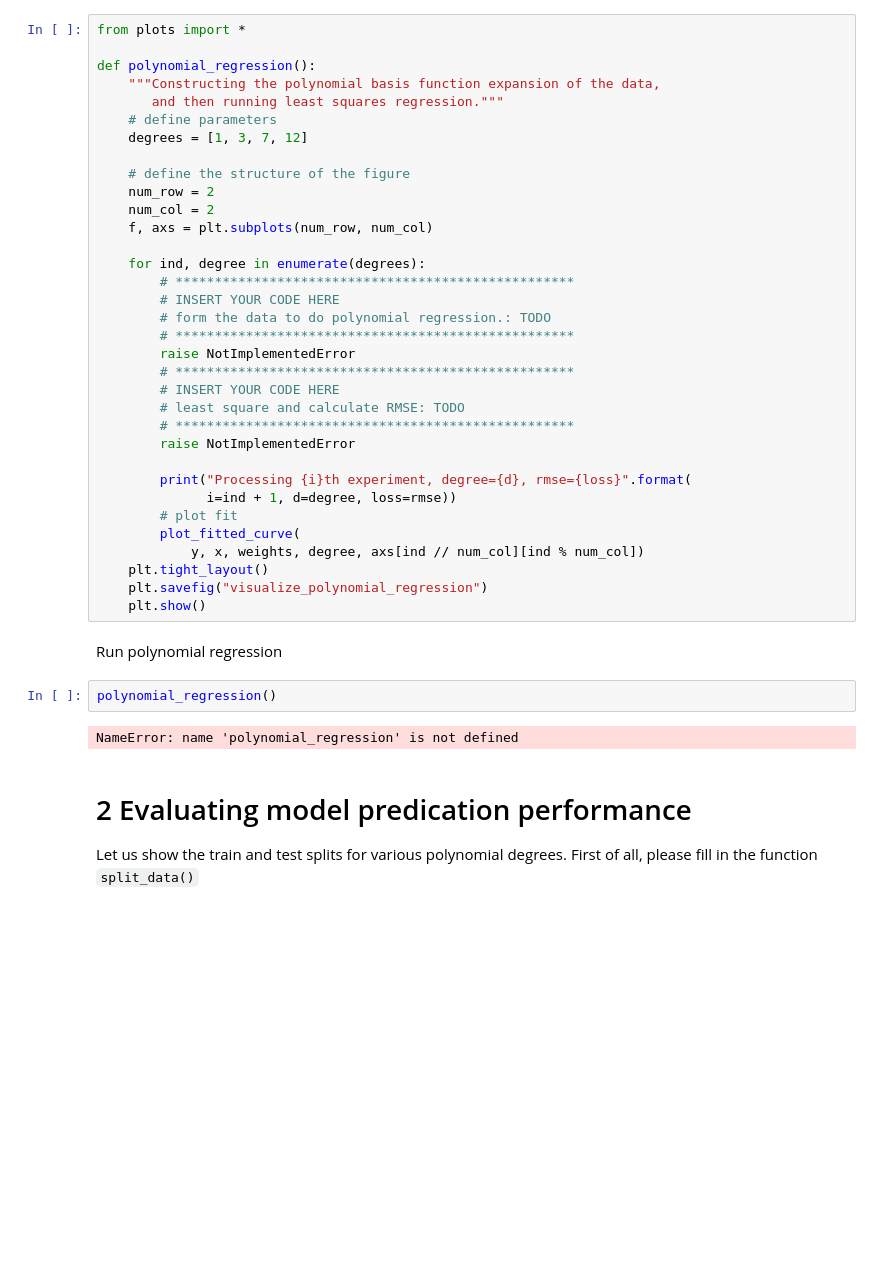
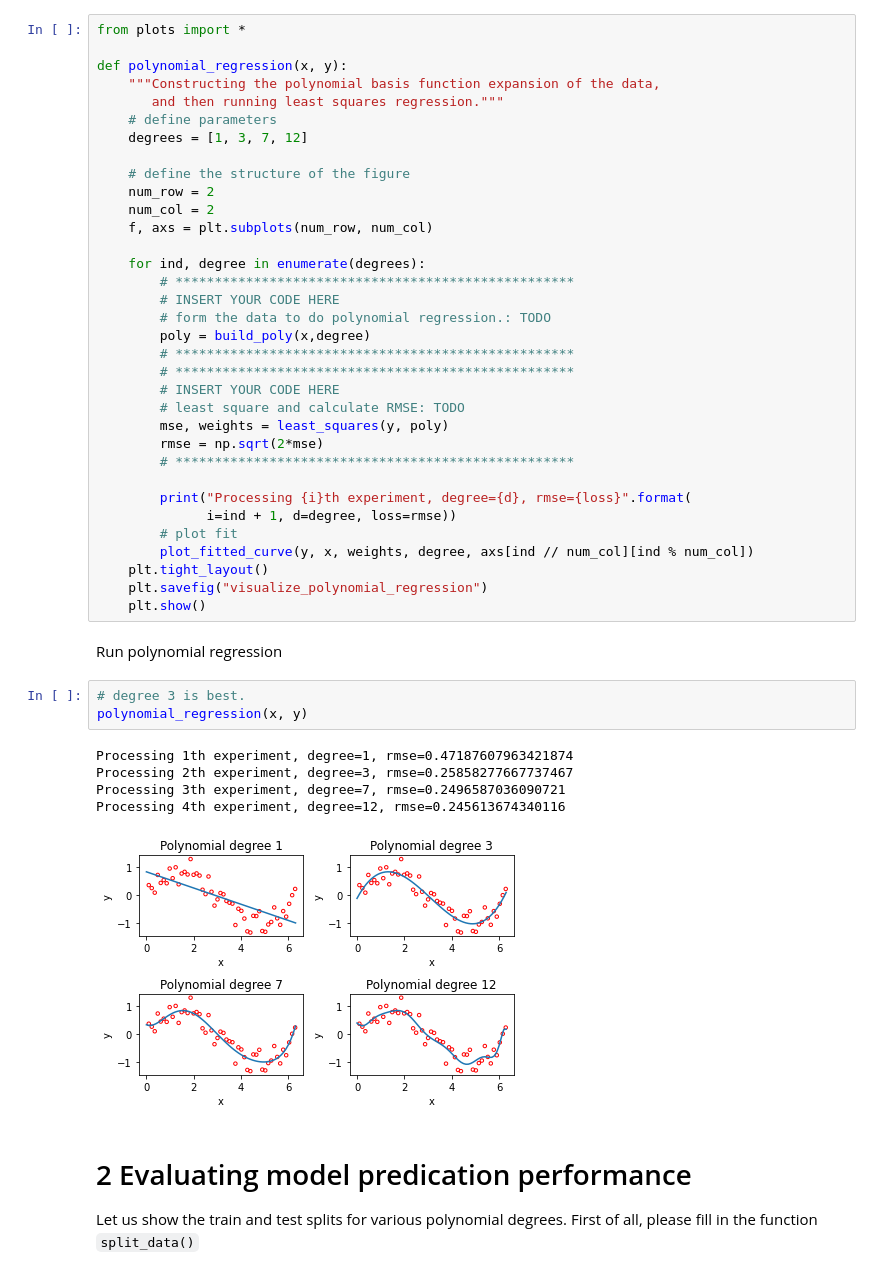
Before and after one commit to AdrianoVM/ML_course, a Jupyter notebook: labs/ex03/template/ex03.ipynb, the cells around one changed output. Saved outputs shown, nothing was run; the diff lists cells and outputs as text; blank space fills up the shorter version.

```diff
--- a/labs/ex03/template/ex03.ipynb
+++ b/labs/ex03/template/ex03.ipynb
@@ -92,7 +95,7 @@ Let us play with polynomial regression. Note that we will use your implemented f
 # %%
 from plots import *
 
-def polynomial_regression():
+def polynomial_regression(x, y):
     """Constructing the polynomial basis function expansion of the data,
        and then running least squares regression."""
     # define parameters
@@ -107,28 +110,33 @@ def polynomial_regression():
         # ***************************************************
         # INSERT YOUR CODE HERE
         # form the data to do polynomial regression.: TODO
+        poly = build_poly(x,degree)
         # ***************************************************
-        raise NotImplementedError
         # ***************************************************
         # INSERT YOUR CODE HERE
         # least square and calculate RMSE: TODO
+        mse, weights = least_squares(y, poly)
+        rmse = np.sqrt(2*mse)
         # ***************************************************
-        raise NotImplementedError
 
         print("Processing {i}th experiment, degree={d}, rmse={loss}".format(
               i=ind + 1, d=degree, loss=rmse))
         # plot fit
-        plot_fitted_curve(
-            y, x, weights, degree, axs[ind // num_col][ind % num_col])
+        plot_fitted_curve(y, x, weights, degree, axs[ind // num_col][ind % num_col])
     plt.tight_layout()
     plt.savefig("visualize_polynomial_regression")
     plt.show()
 # %% [markdown]
 Run polynomial regression
-# %%
-polynomial_regression()
-# %% [output]
-NameError: name 'polynomial_regression' is not defined
+# %%
+# degree 3 is best.
+polynomial_regression(x, y)
+# %% [output]
+Processing 1th experiment, degree=1, rmse=0.47187607963421874
+Processing 2th experiment, degree=3, rmse=0.25858277667737467
+Processing 3th experiment, degree=7, rmse=0.2496587036090721
+Processing 4th experiment, degree=12, rmse=0.245613674340116
+[figure, added]
 # %% [markdown]
 # 2 Evaluating model predication performance
 
```
Also changed, not shown: parts of 7 cells of this notebook.
